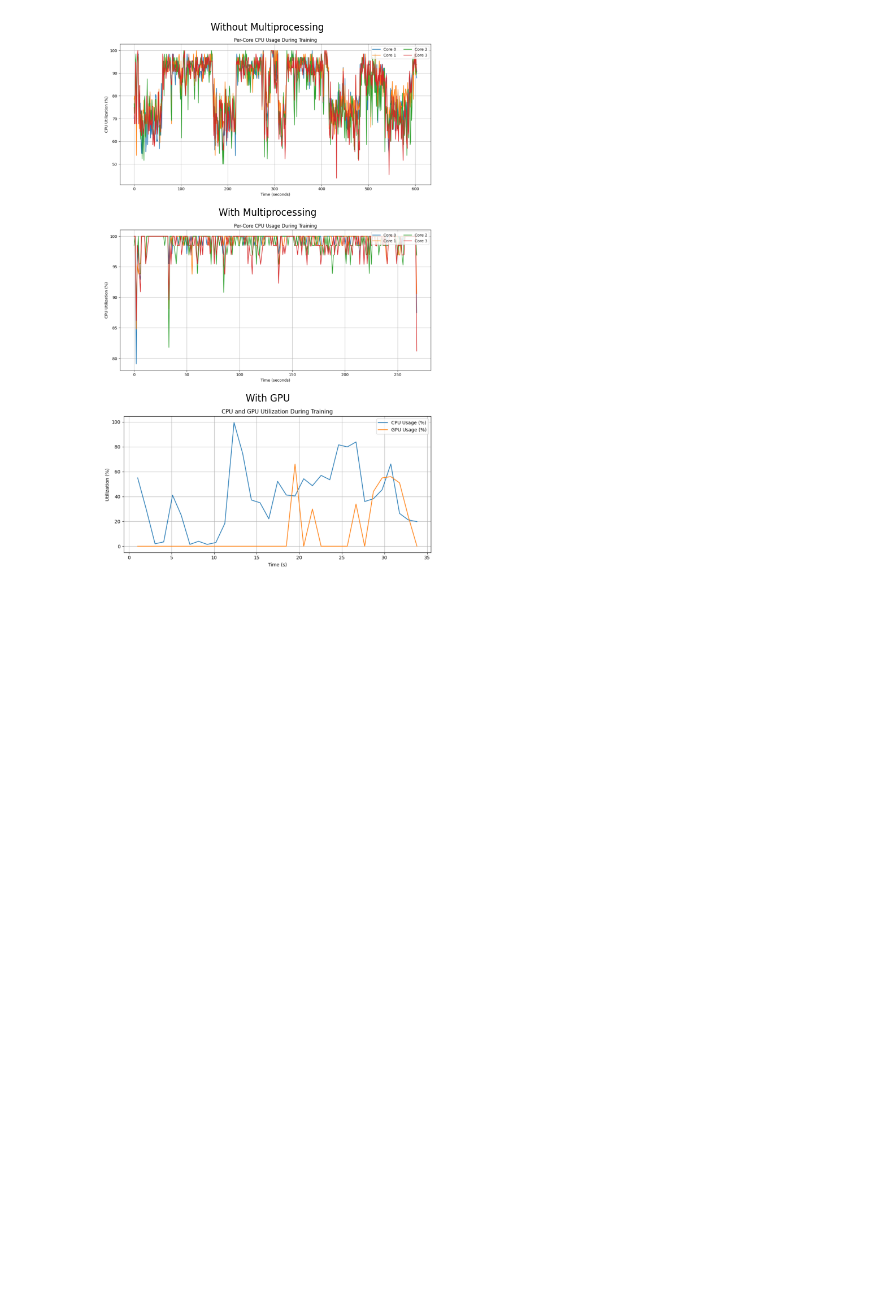
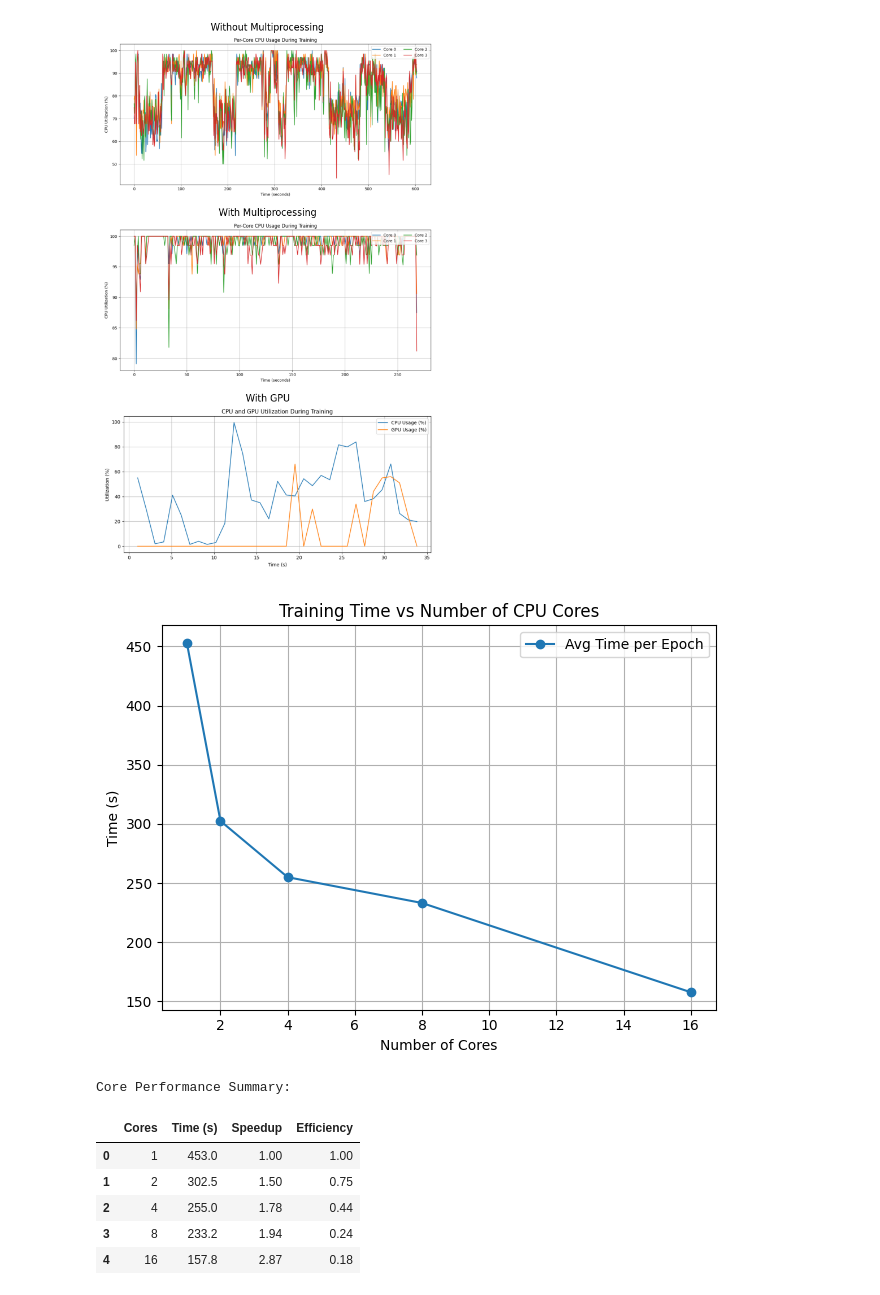
Before and after one commit to ninjasatish/Face-Mask-Detection, a Jupyter notebook: comparision.ipynb, the cells around one changed output. Cells and saved outputs as stored; diff of their text form; code cells hidden in the pictures; blank space fills up the shorter version.

```diff
--- a/comparision.ipynb
+++ b/comparision.ipynb
@@ -379,3 +379,48 @@ plt.tight_layout()
 plt.show()
 # %% [output]
 [figure]
+# %%
+import numpy as np
+import matplotlib.pyplot as plt
+import pandas as pd
+
+# Replace these with your actual measured training times
+cores = np.array([1, 2, 4, 8, 16])
+times = np.array([453.0, 302.5, 255.0, 233.2, 157.8])  # Avg time per epoch in seconds
+
+# Compute speedup and efficiency
+speedup = times[0] / times
+efficiency = speedup / cores
+
+
+
+# Plot 2: Time vs Cores
+plt.figure()
+plt.plot(cores, times, marker='o', label='Avg Time per Epoch')
+plt.xlabel('Number of Cores')
+plt.ylabel('Time (s)')
+plt.title('Training Time vs Number of CPU Cores')
+plt.grid(True)
+plt.legend()
+plt.tight_layout()
+plt.show()
+
+# Display table
+df = pd.DataFrame({
+    'Cores': cores,
+    'Time (s)': times,
+    'Speedup': np.round(speedup, 2),
+    'Efficiency': np.round(efficiency, 2)
+})
+
+print("Core Performance Summary:\n")
+display(df)
+# %% [output]
+[figure, added]
+Core Performance Summary:
+|  | Cores | Time (s) | Speedup | Efficiency |
+| 0 | 1 | 453.0 | 1.00 | 1.00 |
+| 1 | 2 | 302.5 | 1.50 | 0.75 |
+| 2 | 4 | 255.0 | 1.78 | 0.44 |
+| 3 | 8 | 233.2 | 1.94 | 0.24 |
+| 4 | 16 | 157.8 | 2.87 | 0.18 |
```
Also changed, not shown: 5 other files.
